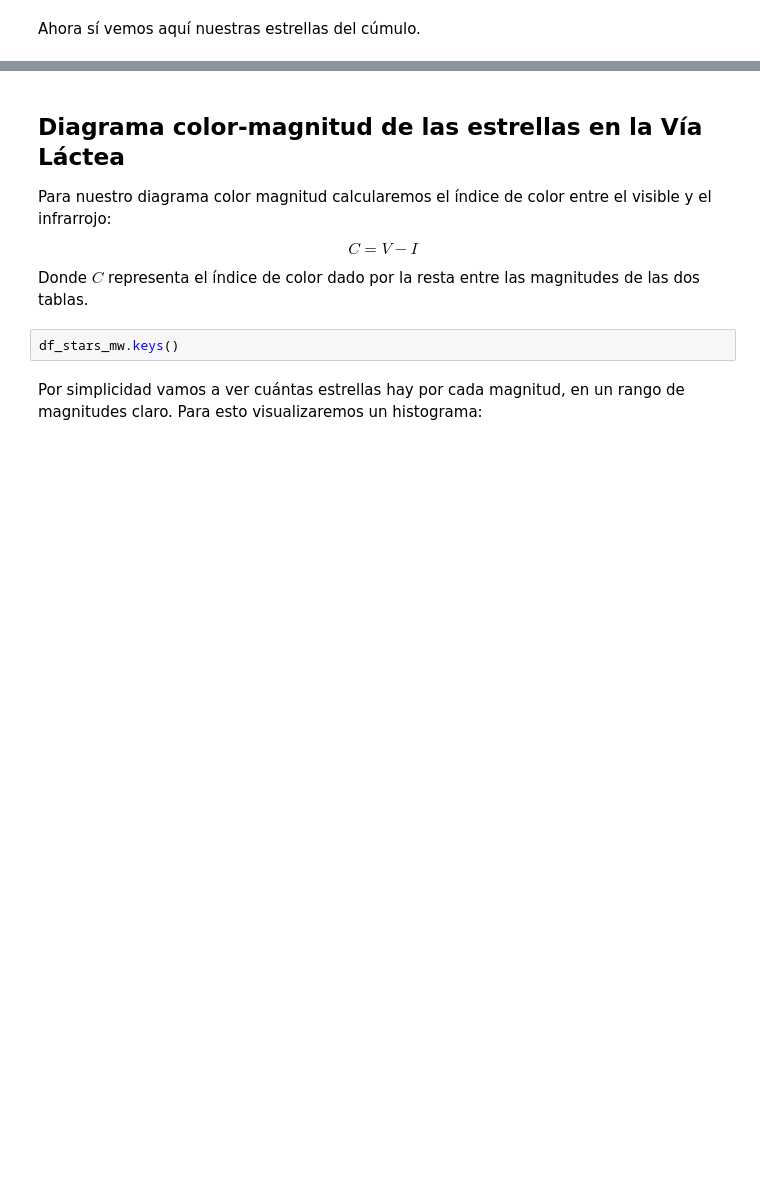
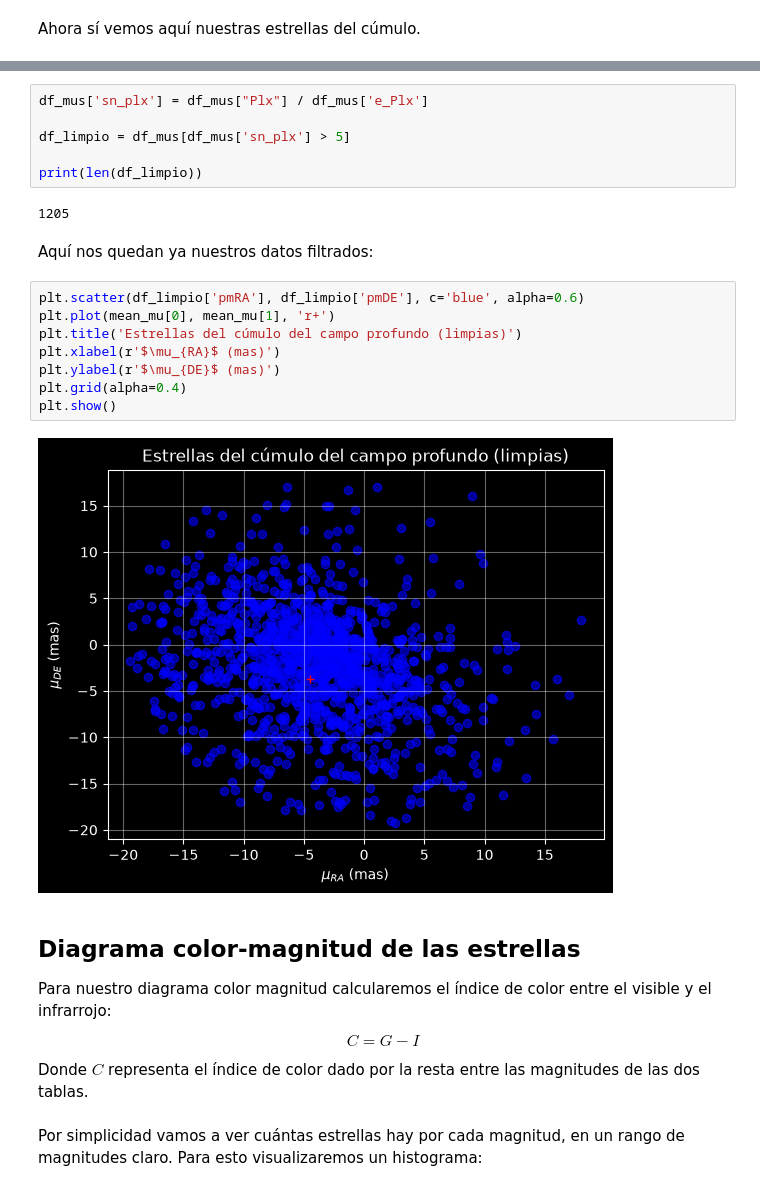
Before and after one commit to Gars220/Proyecto_2_campo_profundo, a Jupyter notebook: Proyecto_2_GAIA.ipynb, the cells around one changed output, grey strips where cells are left out. Drawn from its saved outputs; the diff is of its cells as text; blank space fills up the shorter version.

```diff
--- a/Proyecto_2_GAIA.ipynb
+++ b/Proyecto_2_GAIA.ipynb
@@ -177,15 +225,33 @@ plt.ylim(0, 1)
+# %%
+df_mus['sn_plx'] = df_mus["Plx"] / df_mus['e_Plx']
+
+df_limpio = df_mus[df_mus['sn_plx'] > 5]
+
+print(len(df_limpio))
+# %% [output]
+1205
+# %% [markdown]
+Aquí nos quedan ya nuestros datos filtrados:
+# %%
+plt.scatter(df_limpio['pmRA'], df_limpio['pmDE'], c='blue', alpha=0.6)
+plt.plot(mean_mu[0], mean_mu[1], 'r+')
+plt.title('Estrellas del cúmulo del campo profundo (limpias)')
+plt.xlabel(r'$\mu_{RA}$ (mas)')
+plt.ylabel(r'$\mu_{DE}$ (mas)')
+plt.grid(alpha=0.4)
+plt.show()
+# %% [output]
+[figure, added]
 # %% [markdown]
-## **Diagrama color-magnitud de las estrellas en la Vía Láctea**
+## **Diagrama color-magnitud de las estrellas**
 
 Para nuestro diagrama color magnitud calcularemos el índice de color entre el visible y el infrarrojo:
 
 $$
-C = V - I
+C = G - I
 $$
 
 Donde $C$ representa el índice de color dado por la resta entre las magnitudes de las dos tablas.
-# %%
-df_stars_mw.keys()
 # %% [markdown]
 Por simplicidad vamos a ver cuántas estrellas hay por cada magnitud, en un rango de magnitudes claro. Para esto visualizaremos un histograma:
 # %%
```
Also changed, not shown: parts of 19 cells of this notebook.
